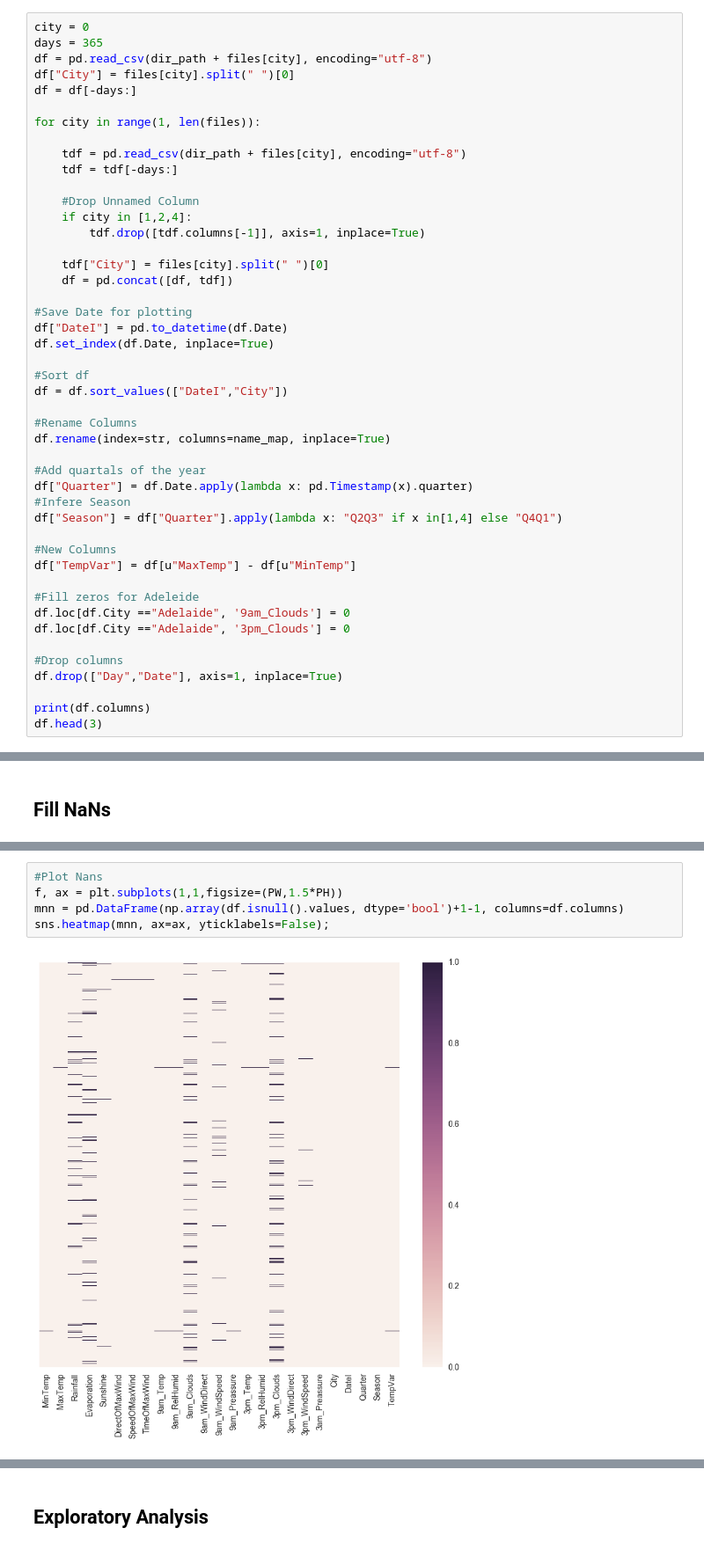
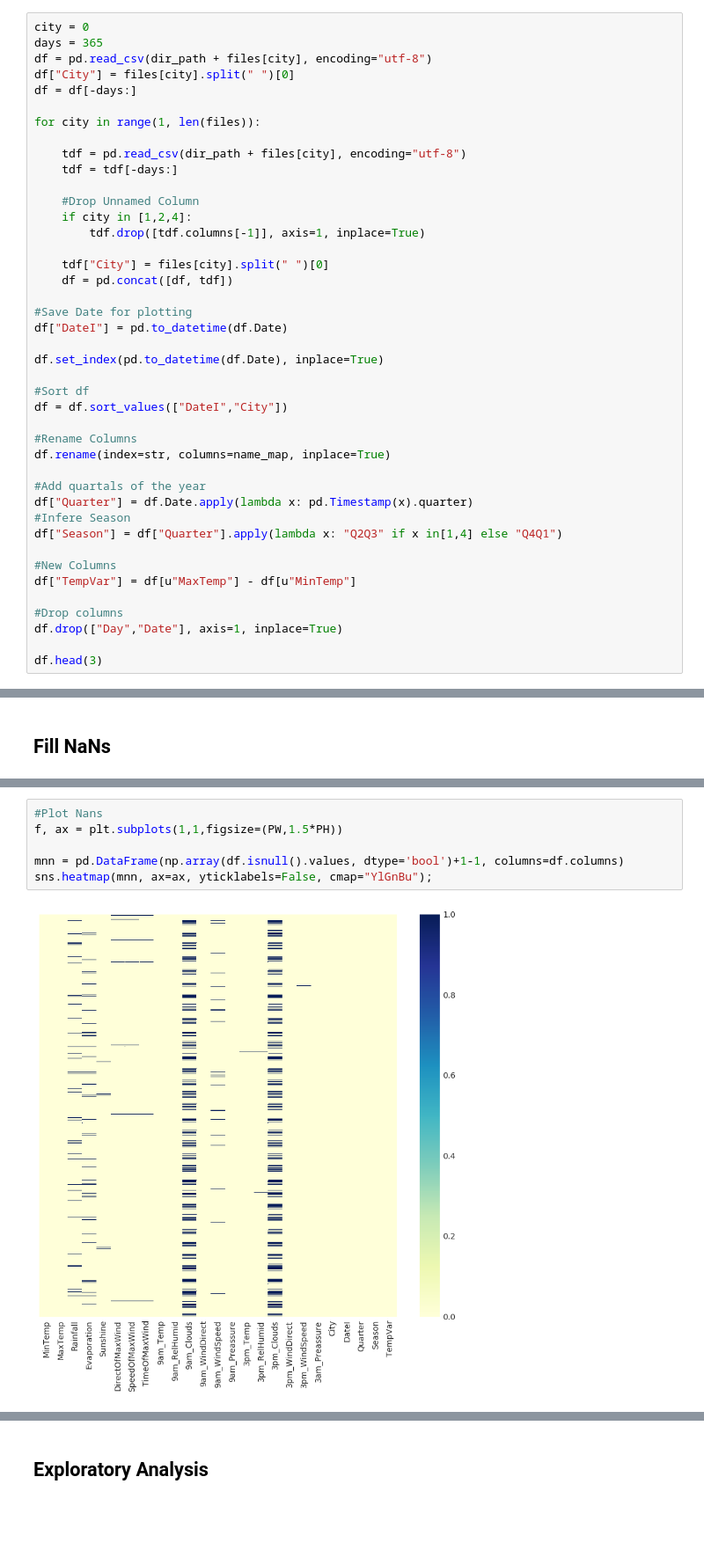
Before and after one commit to BrunnoRicci/bom-austraila, a Jupyter notebook: BOM_Australia.ipynb, the cells around one changed output, grey strips where cells are left out. Shown at 88% size. Drawn from its saved outputs; the diff is of its cells as text; blank space fills up the shorter version.

```diff
--- a/BOM_Australia.ipynb
+++ b/BOM_Australia.ipynb
@@ -79,7 +77,8 @@ for city in range(1, len(files)):
 
 #Save Date for plotting
 df["DateI"] = pd.to_datetime(df.Date)
-df.set_index(df.Date, inplace=True)
+
+df.set_index(pd.to_datetime(df.Date), inplace=True)
 
 #Sort df
 df = df.sort_values(["DateI","City"])
@@ -95,13 +94,8 @@ df["Season"] = df["Quarter"].apply(lambda x: "Q2Q3" if x in[1,4] else "Q4Q1")
 #New Columns
 df["TempVar"] = df[u"MaxTemp"] - df[u"MinTemp"]
 
-#Fill zeros for Adeleide
-df.loc[df.City =="Adelaide", '9am_Clouds'] = 0
-df.loc[df.City =="Adelaide", '3pm_Clouds'] = 0
-
 #Drop columns
 df.drop(["Day","Date"], axis=1, inplace=True)
 
-print(df.columns)
 df.head(3)
 # %% [output]
@@ -147,10 +134,11 @@ dtype: float64
 # %%
 #Plot Nans
 f, ax = plt.subplots(1,1,figsize=(PW,1.5*PH))
+
 mnn = pd.DataFrame(np.array(df.isnull().values, dtype='bool')+1-1, columns=df.columns)
-sns.heatmap(mnn, ax=ax, yticklabels=False);
+sns.heatmap(mnn, ax=ax, yticklabels=False, cmap="YlGnBu");
 # %% [output]
-[figure, old version]
+[figure, new version]
 # %%
 #Plot Nans Per City
 f, ax = plt.subplots(1,1,figsize=(PW,1.5*PH))
```
Also changed, not shown: parts of 21 cells of this notebook.
